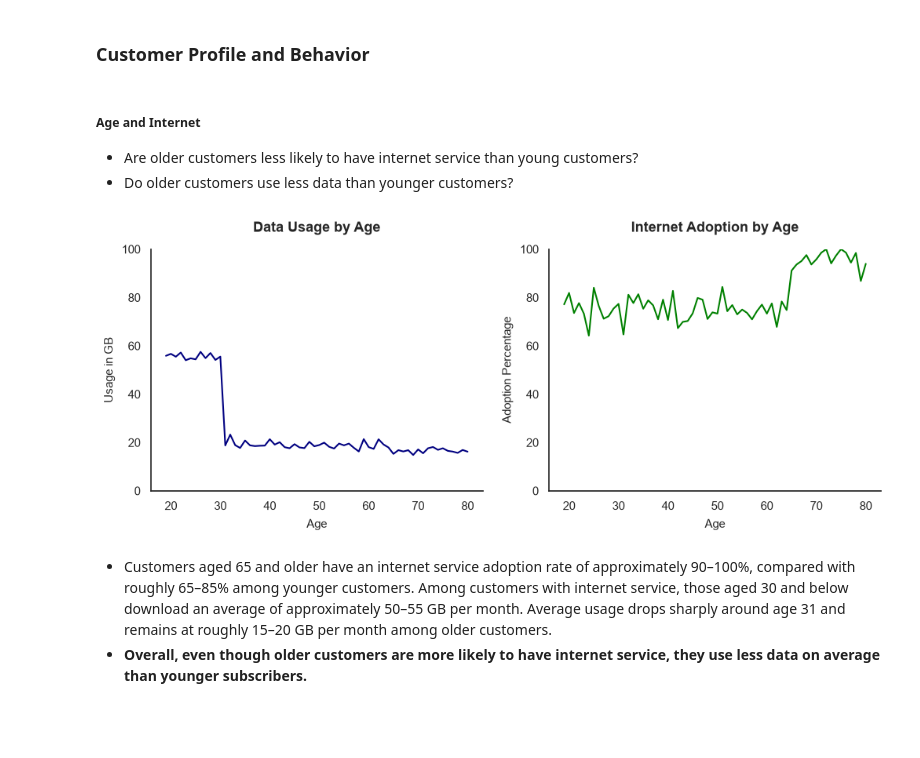
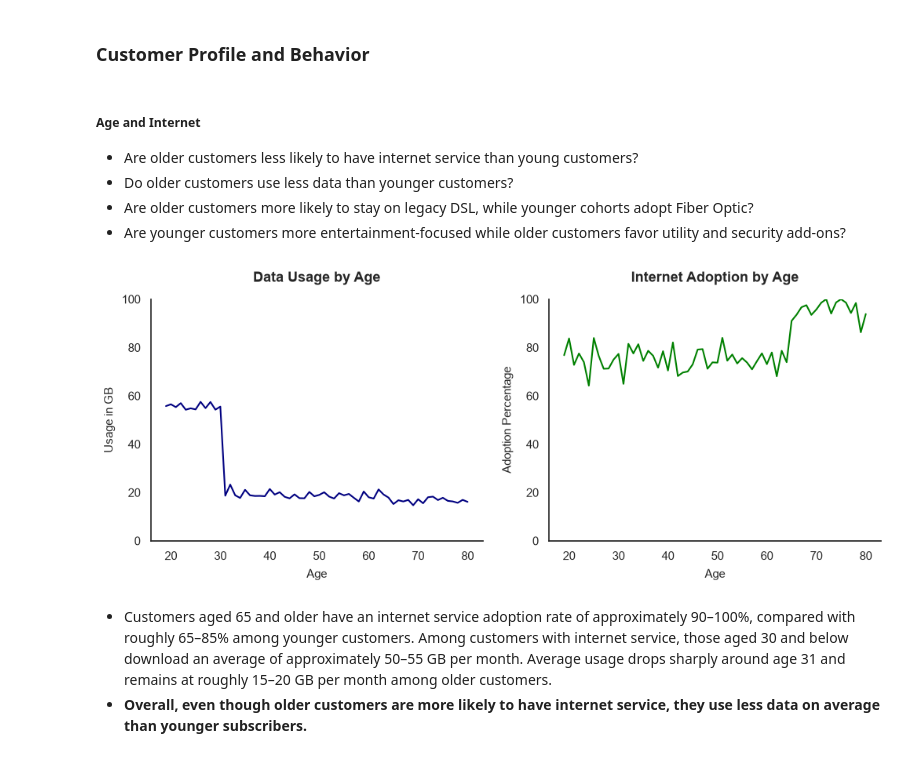
Before and after one commit to pendergataxel/telecom-customer-churn-analysis, a Jupyter notebook: notebooks/03_bivariate_and_churn_drivers.ipynb, the cells around one changed output. Saved outputs shown, nothing was run; the diff lists cells and outputs as text; code cells hidden in the pictures; blank space fills up the shorter version.

```diff
--- a/notebooks/03_bivariate_and_churn_drivers.ipynb
+++ b/notebooks/03_bivariate_and_churn_drivers.ipynb
@@ -82,42 +107,39 @@ plt.title('Correlation Matrix of Numerical Variables');
 ##### Age and Internet
 - Are older customers less likely to have internet service than young customers?
 - Do older customers use less data than younger customers?
+- Are older customers more likely to stay on legacy DSL, while younger cohorts adopt Fiber Optic?
+- Are younger customers more entertainment-focused while older customers favor utility and security add-ons?
-# %%
-data_by_age = (numerical_churn_df
-               .groupby('Age')['Avg Monthly GB Download']
-               .mean())
-
-internet_by_age = (churn_df
-                   .groupby('Age')['Internet Service']
-                   .mean()
-                   * 100)
-
-fig, (ax1, ax2) = plt.subplots(1, 2, figsize=(12, 4))
-
-sns.lineplot(
-    x=data_by_age.index,
-    y=data_by_age.values,
-    ax=ax1,
-    color='navy'
-)
-
-sns.lineplot(
-    x=internet_by_age.index,
-    y=internet_by_age.values,
-    ax=ax2,
-    color='green'
-)
-
-ax1.set_ylim(0, 100)
-ax2.set_ylim(0, 100)
-
-ax1.set_title('Data Usage by Age')
-ax2.set_title('Internet Adoption by Age')
-
-ax1.set_ylabel('Usage in GB')
-ax2.set_ylabel('Adoption Percentage');
-# %% [output]
-[figure, removed]
+# %%
+fig, (ax1, ax2) = plt.subplots(1, 2, figsize=(12, 4))
+
+sns.lineplot(
+    numeric_churn_df,
+    x='Age',
+    y='Avg Monthly GB Download',
+    ax=ax1,
+    color='navy',
+    errorbar=None
+)
+
+sns.lineplot(
+    churn_df.assign(Internet_Rate=(churn_df['Internet Service'] == True).astype(int) * 100),
+    x='Age',
+    y='Internet_Rate',
+    ax=ax2,
+    color='green',
+    errorbar=None
+)
+
+ax1.set_ylim(0, 100)
+ax2.set_ylim(0, 100)
+
+ax1.set_title('Data Usage by Age')
+ax2.set_title('Internet Adoption by Age')
+
+ax1.set_ylabel('Usage in GB')
+ax2.set_ylabel('Adoption Percentage');
+# %% [output]
+[figure, added]
 # %% [markdown]
 - Customers aged 65 and older have an internet service adoption rate of approximately 90–100%, compared with roughly 65–85% among younger customers. Among customers with internet service, those aged 30 and below download an average of approximately 50–55 GB per month. Average usage drops sharply around age 31 and remains at roughly 15–20 GB per month among older customers.
 - **Overall, even though older customers are more likely to have internet service, they use less data on average than younger subscribers.**
```
Also changed, not shown: parts of 46 cells of this notebook.
